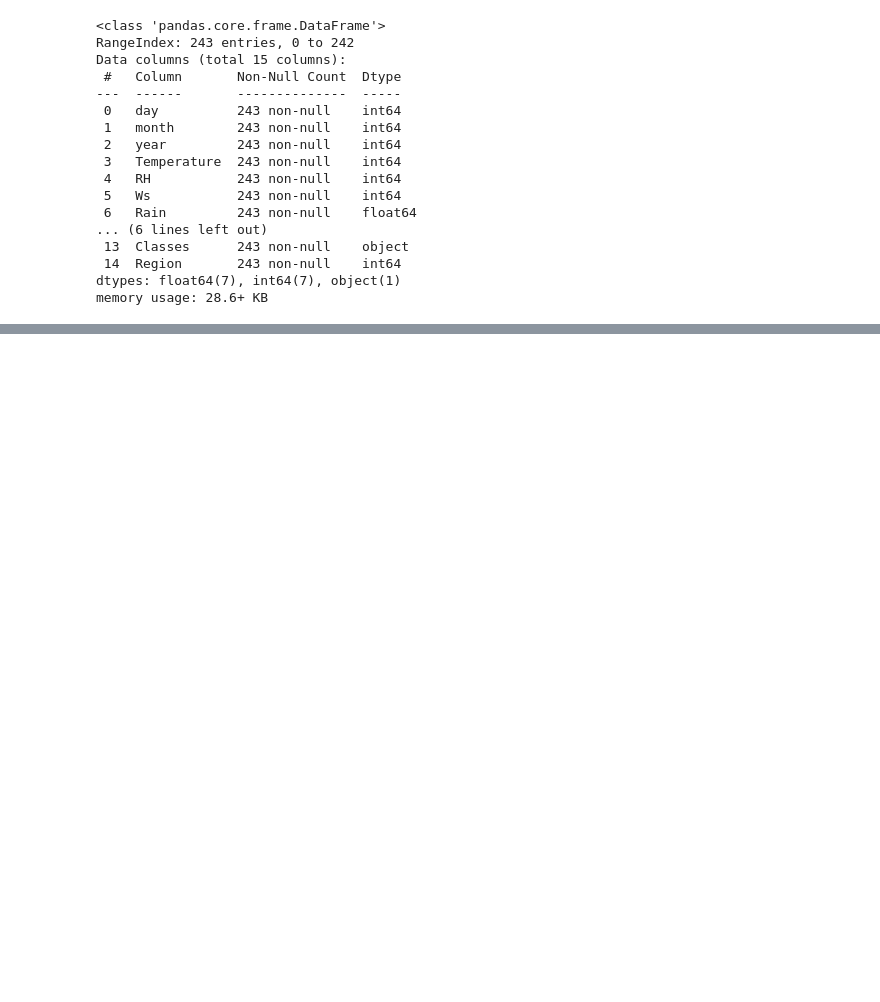
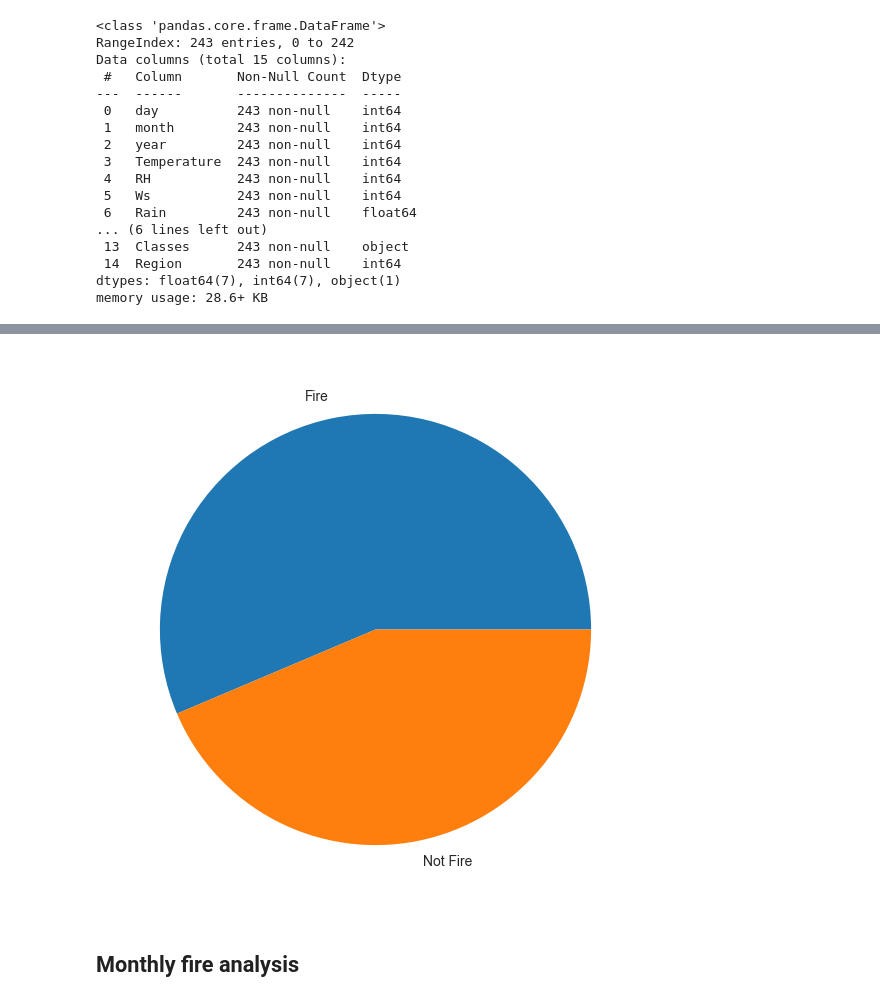
Before and after one commit to jawadchy2150/Data-Science-Course-Udemy-, a Jupyter notebook: 28-Ridge, Lasso & ElasticNet/Ridge, Lasso Regression.ipynb, the cells around one changed output, grey strips where cells are left out. Cells and saved outputs as stored; diff of their text form; code cells hidden in the pictures; blank space fills up the shorter version.

```diff
--- a/28-Ridge, Lasso & ElasticNet/Ridge, Lasso Regression.ipynb
+++ b/28-Ridge, Lasso & ElasticNet/Ridge, Lasso Regression.ipynb
@@ -161,0 +191,13 @@ memory usage: 28.6+ KB
+# %%
+percentage = df_copy['Classes'].value_counts(normalize=True)*100
+# %%
+## Percentage for Pie chart
+
+mylabels = ["Fire", "Not Fire"]
+plt.figure(figsize = (12,7))
+plt.pie(percentage, labels=mylabels)
+plt.show()
+# %% [output]
+[figure, added]
+# %% [markdown]
+## Monthly fire analysis
```
Also changed, not shown: parts of 8 cells of this notebook, 1 other file.
